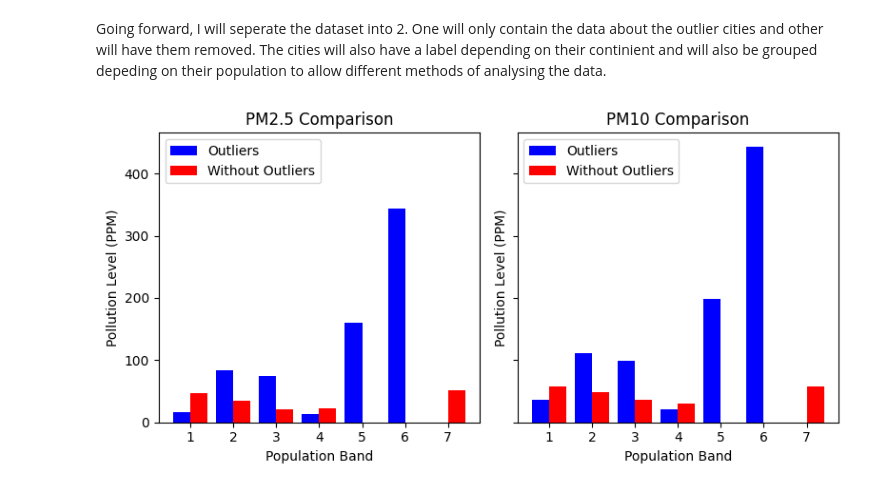
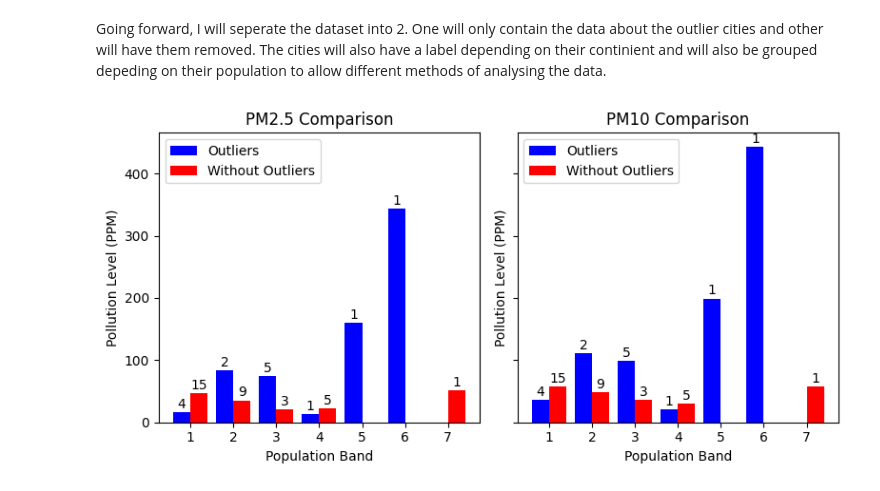
Before and after one commit to GurpreetSDeol/Public-Health-and-Air-Quality-Impact-Analysis-via-ETL-Data-Pipeline, a Jupyter notebook: Data Analysis/Analysis.ipynb, the cells around one changed output. Drawn from its saved outputs; the diff is of its cells as text; code cells hidden in the pictures.

```diff
--- a/Data Analysis/Analysis.ipynb
+++ b/Data Analysis/Analysis.ipynb
@@ -136,7 +136,13 @@ new_merged_df = numerical_df.merge(Cities_df, how='inner', left_on=['city_id'],
 df_outliers = new_merged_df[new_merged_df['city_id'].isin(outlier_indices)]
 df_wo_outliers = new_merged_df[~new_merged_df['city_id'].isin(outlier_indices)]
 
-#groupby population bands and continents
+#Count function for plotting values on barchart
+outlier_pop_count = df_outliers.groupby('population_band')['city_id'].nunique().to_dict()
+outlier_con_count = df_outliers.groupby('continent_num')['city_id'].nunique().to_dict()
+no_outlier_pop_count = df_wo_outliers.groupby('population_band')['city_id'].nunique().to_dict()
+no_outlier_con_count = df_wo_outliers.groupby('continent_num')['city_id'].nunique().to_dict()
+
+#groupby population bands
 df_outliers_gb_band = df_outliers.select_dtypes(exclude=['object','datetime','bool'])
 df_outliers_gb_band = df_outliers_gb_band.drop(columns = 'continent_num')
 df_outliers_gb_band = df_outliers_gb_band.groupby('population_band',observed=False ).mean().reset_index()
@@ -156,6 +162,7 @@ df_wo_outliers_gb_continent = df_wo_outliers.select_dtypes(exclude=['object','da
 df_wo_outliers_gb_continent = df_wo_outliers_gb_continent.drop(columns = ['population_band'])
 df_wo_outliers_gb_continent = df_wo_outliers_gb_continent.groupby('continent_num',observed=False).mean().reset_index()
 # %%
+
 # Population Bands Plot
 fig1, ax1 = plt.subplots(1, 2, figsize=(8, 4), sharey=True, sharex=True)
 
@@ -169,20 +176,46 @@ X_axis = np.arange(len(x1.unique()))
 width = 0.4
 
 # Plot PM2.5
-ax1[0].bar(X_axis - width/2, y1, width=width, label='Outliers', color='b')
-ax1[0].bar(X_axis + width/2, y2, width=width, label='Without Outliers', color='r')
+bars1 = ax1[0].bar(X_axis - width/2, y1, width=width, label='Outliers', color='b')
+bars2 = ax1[0].bar(X_axis + width/2, y2, width=width, label='Without Outliers', color='r')
 ax1[0].set_title('PM2.5 Comparison')
 ax1[0].set_xlabel('Population Band')
 ax1[0].set_ylabel('Pollution Level (PPM)')
 ax1[0].legend()
 
+# Annotate PM2.5 bars
+for i, bar in enumerate(bars1):
+    population_band = x1.unique()[i]
+    count = outlier_pop_count.get(population_band, 0)
+    ax1[0].annotate(f'{count}', xy=(bar.get_x() + bar.get_width() / 2, bar.get_height()),
+                    xytext=(0, 3), textcoords='offset points', ha='center', fontsize=10)
+
+for i, bar in enumerate(bars2):
+    population_band = x1.unique()[i]
+    count = no_outlier_pop_count.get(population_band, 0)
+    ax1[0].annotate(f'{count}', xy=(bar.get_x() + bar.get_width() / 2, bar.get_height()),
+                    xytext=(0, 3), textcoords='offset points', ha='center', fontsize=10)
+
 # Plot PM10
-ax1[1].bar(X_axis - width/2, y3, width=width, label='Outliers', color='b')
-ax1[1].bar(X_axis + width/2, y4, width=width, label='Without Outliers', color='r')
+bars3 = ax1[1].bar(X_axis - width/2, y3, width=width, label='Outliers', color='b')
+bars4 = ax1[1].bar(X_axis + width/2, y4, width=width, label='Without Outliers', color='r')
 ax1[1].set_title('PM10 Comparison')
 ax1[1].set_xlabel('Population Band')
 ax1[1].set_ylabel('Pollution Level (PPM)')
 ax1[1].legend()
+
+# Annotate PM10 bars
+for i, bar in enumerate(bars3):
+    population_band = x1.unique()[i]
+    count = outlier_pop_count.get(population_band, 0)
+    ax1[1].annotate(f'{count}', xy=(bar.get_x() + bar.get_width() / 2, bar.get_height()),
+                    xytext=(0, 3), textcoords='offset points', ha='center', fontsize=10)
+
+for i, bar in enumerate(bars4):
+    population_band = x1.unique()[i]
+    count = no_outlier_pop_count.get(population_band, 0)
+    ax1[1].annotate(f'{count}', xy=(bar.get_x() + bar.get_width() / 2, bar.get_height()),
+                    xytext=(0, 3), textcoords='offset points', ha='center', fontsize=10)
 
 plt.tight_layout()
 
@@ -191,41 +224,63 @@ fig2, ax2 = plt.subplots(1, 2, figsize=(8, 4), sharey=True, sharex=True)
 
 # Define continent mapping
 continent_mapping = {1: 'AF', 2: 'AS', 3: 'EU', 4: 'NA', 5: 'SA'}
-all_continents = list(continent_mapping.keys())
-
-# Map continent numbers to their labels for x-axis
-x2_labels = [continent_mapping[num] for num in all_continents]
+x2_labels = [continent_mapping[num] for num in sorted(continent_mapping.keys())]
 
 y5 = df_outliers_gb_continent['pm2_5']
 y6 = df_wo_outliers_gb_continent['pm2_5']
 y7 = df_outliers_gb_continent['pm10']
 y8 = df_wo_outliers_gb_continent['pm10']
 
-
 X_axis_2 = np.arange(len(x2_labels))
 width = 0.4
 
 # Plot PM2.5 for continents
-ax2[0].bar(X_axis_2 - width/2, y5, width=width, label='Outliers', color='b')
-ax2[0].bar(X_axis_2 + width/2, y6, width=width, label='Without Outliers', color='r')
+bars5 = ax2[0].bar(X_axis_2 - width/2, y5, width=width, label='Outliers', color='b')
+bars6 = ax2[0].bar(X_axis_2 + width/2, y6, width=width, label='Without Outliers', color='r')
 ax2[0].set_title('PM2.5 Comparison')
 ax2[0].set_xlabel('Continent')
 ax2[0].set_ylabel('Pollution Level (PPM)')
 ax2[0].set_xticks(X_axis_2)
 ax2[0].set_xticklabels(x2_labels)
 ax2[0].legend()
 
+# Annotate PM2.5 bars
+for i, bar in enumerate(bars5):
+    continent_num = sorted(continent_mapping.keys())[i]
+    count = outlier_con_count.get(continent_num, 0)
+    ax2[0].annotate(f'{count}', xy=(bar.get_x() + bar.get_width() / 2, bar.get_height()),
+                    xytext=(0, 3), textcoords='offset points', ha='center', fontsize=10)
+
+for i, bar in enumerate(bars6):
+    continent_num = sorted(continent_mapping.keys())[i]
+    count = no_outlier_con_count.get(continent_num, 0)
+    ax2[0].annotate(f'{count}', xy=(bar.get_x() + bar.get_width() / 2, bar.get_height()),
+                    xytext=(0, 3), textcoords='offset points', ha='center', fontsize=10)
+
 # Plot PM10 for continents
-ax2[1].bar(X_axis_2 - width/2, y7, width=width, label='Outliers', color='b')
-ax2[1].bar(X_axis_2 + width/2, y8, width=width, label='Without Outliers', color='r')
+bars7 = ax2[1].bar(X_axis_2 - width/2, y7, width=width, label='Outliers', color='b')
+bars8 = ax2[1].bar(X_axis_2 + width/2, y8, width=width, label='Without Outliers', color='r')
 ax2[1].set_title('PM10 Comparison')
 ax2[1].set_xlabel('Continent')
 ax2[1].set_ylabel('Pollution Level (PPM)')
 ax2[1].set_xticks(X_axis_2)
 ax2[1].set_xticklabels(x2_labels)
 ax2[1].legend()
 
+# Annotate PM10 bars
+for i, bar in enumerate(bars7):
+    continent_num = sorted(continent_mapping.keys())[i]
+    count = outlier_con_count.get(continent_num, 0)
+    ax2[1].annotate(f'{count}', xy=(bar.get_x() + bar.get_width() / 2, bar.get_height()),
+                    xytext=(0, 3), textcoords='offset points', ha='center', fontsize=10)
+
+for i, bar in enumerate(bars8):
+    continent_num = sorted(continent_mapping.keys())[i]
+    count = no_outlier_con_count.get(continent_num, 0)
+    ax2[1].annotate(f'{count}', xy=(bar.get_x() + bar.get_width() / 2, bar.get_height()),
+                    xytext=(0, 3), textcoords='offset points', ha='center', fontsize=10)
+
 plt.tight_layout()
 plt.show()
 # %% [output]
-[figure, old version]
+[figure, new version]
```
Also changed, not shown: parts of 1 cell of this notebook.
